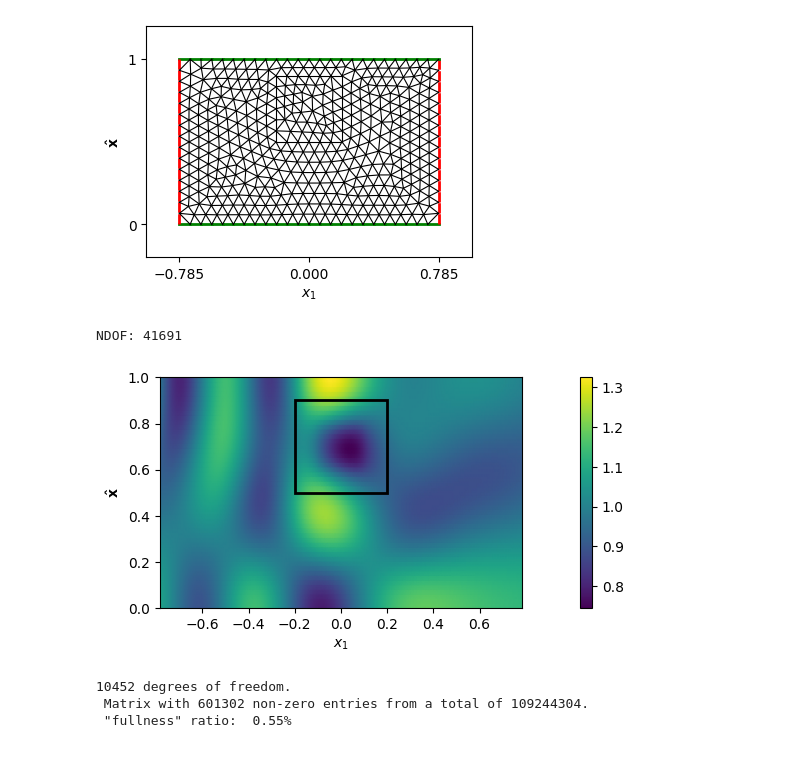
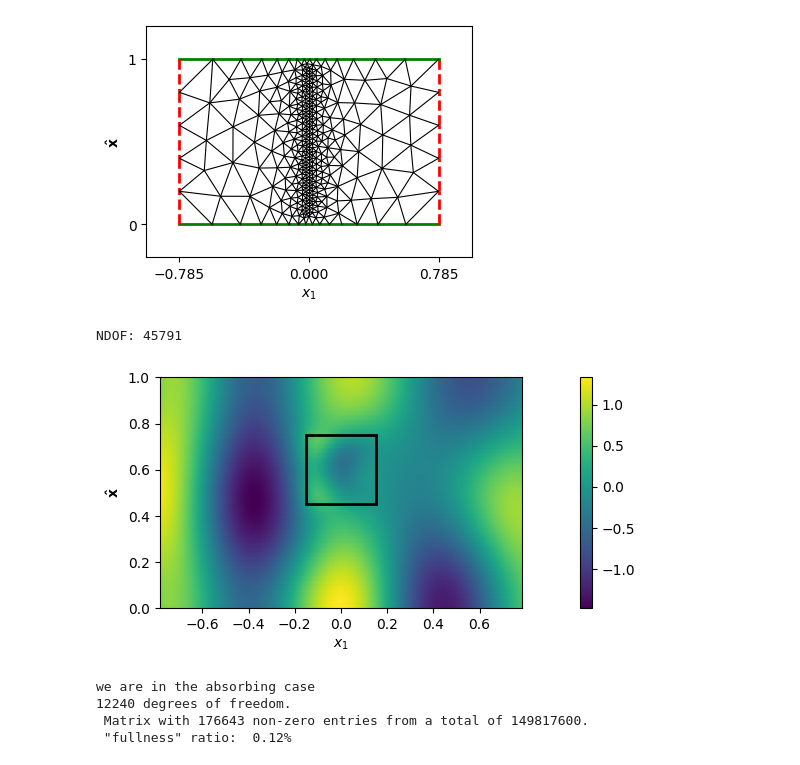
Before and after one commit to MPenaR/UWVFTrefftz, a Jupyter notebook: src/sandbox.ipynb, the cells around one changed output. Cells and saved outputs as stored; diff of their text form; code cells hidden in the pictures.

```diff
--- a/src/sandbox.ipynb
+++ b/src/sandbox.ipynb
@@ -4,27 +4,28 @@ import numpy as np
 from domains import Waveguide, ScattererShape, ScattererType
 from FEM_solution import FEM_solution
 # %%
-kappa_e = 8.
-lambda_e = 2*np.pi/kappa_e
-R = lambda_e
+kappa = 8.
+R = 2*np.pi/kappa
 H = 1.
 
-c = (0,0.7*H)
+c = (0,0.6*H)
 Domain = Waveguide(R=R,H=H)
 
-rad = 0.1*H
-
+rad = 0.3*H
+length = rad
+width = rad
 
 scatterer_shape = ScattererShape.RECTANGLE
-scatterer_type = ScattererType.PENETRABLE
+scatterer_type = ScattererType.ABSORBING
 
 #Domain.add_scatterer( ScattererShape.CIRCLE, ScattererType.SOUND_SOFT, (c, rad))
-Domain.add_scatterer( scatterer_shape=scatterer_shape, scatterer_type=scatterer_type, params=(c, 4*rad, 4*rad))
+# Domain.add_scatterer( scatterer_shape=scatterer_shape, scatterer_type=scatterer_type, params=(c, rad, rad))
+Domain.add_fine_mesh_region(h_min=0.02)
 
-Domain.generate_mesh(h_max=H/15)
+Domain.generate_mesh(h_max=H/5)
 Domain.plot_mesh()
 # %% [output]
-[figure, old version]
+[figure, new version]
 # %%
 Ny = 50
 Nx = 10*Ny
@@ -32,22 +33,21 @@ x = np.linspace(-R,R,Nx)
 y = np.linspace(0,H,Ny)
 X, Y = np.meshgrid(x,y)
 t = 0
-kappa = 8.0
-N = 4 + 20j
-#N = 4
+N = 9 + 4j
 
-Z = FEM_solution( R=R, H=H, params={"c":c, "height" : 2*rad, "width" : 2*rad}, scatterer_shape=scatterer_shape, scatterer_type=scatterer_type,
-                 n=t,k_e=kappa,k_i= np.sqrt(kappa), X=X, Y=Y, delta_PML=0.5*R, alpha=0.5*(4+2*1j))
+Z = FEM_solution( R=R, H=H, params={"c":c, "height" : length, "width" : width}, scatterer_shape=scatterer_shape, scatterer_type=scatterer_type,
+                 n=t,k_e=kappa,k_i= np.sqrt(N)*kappa, X=X, Y=Y, delta_PML=0.5*R, alpha=0.5*(4+2*1j))
 # %% [output]
-NDOF: 41691
+NDOF: 45791
 # %%
-Domain.plot_field(X, Y, np.abs(Z))
+Domain.plot_field(X, Y, np.real(Z))
 # %% [output]
-[figure, old version]
+[figure, new version]
 # %%
 from Trefft_tools import  TrefftzSpace, AssembleMatrix, AssembleRHS, Assemble_blockMatrix
-Nth = 13
+Nth = 15
 th_0 = np.e/np.pi
+th_0 = 0.
 V = TrefftzSpace(Domain=Domain, DOF_per_element=Nth, kappa=kappa, n= {"Omega_i" : N, "Omega_e" : 1}, th0=th_0 )
 N_modes = 15 #Number of modes for the DtN map
 # "UWVF" parameters
@@ -55,13 +55,14 @@ a = 0.5
 b = 0.5
 d_1 = 0.5
 d_2 = 0.5
-# A = AssembleMatrix(V=V, Edges=Domain.Edges, H=H, Np=N_modes, a=a, b=b, d_1=d_1, d_2=d_2)
-A = Assemble_blockMatrix(V=V, Edges=Domain.Edges, th_0=th_0, H=H, k=kappa, N_p=Nth, a=a, b=b, d_1=d_1, d_2=d_2, N_DtN=N_modes)
+A_old = AssembleMatrix(V=V, Edges=Domain.Edges, H=H, Np=N_modes, a=a, b=b, d_1=d_1, d_2=d_2)
+A_block, _ = Assemble_blockMatrix(V=V, Edges=Domain.Edges, th_0=th_0, H=H, k=kappa, N_p=Nth, a=a, b=b, d_1=d_1, d_2=d_2, N_DtN=N_modes)
 
-NDOF = A.shape[0]
+NDOF = A_block.shape[0]
 print(f'{NDOF} degrees of freedom.\n Matrix with {np.count_nonzero(A.toarray())} non-zero entries from a total of {NDOF**2}.\n "fullness" ratio: {np.count_nonzero(A.toarray())/NDOF**2 * 100 : .2f}%')
 # %% [output]
-10452 degrees of freedom.
- Matrix with 601302 non-zero entries from a total of 109244304.
- "fullness" ratio:  0.55%
+we are in the absorbing case
+12240 degrees of freedom.
+ Matrix with 176643 non-zero entries from a total of 149817600.
+ "fullness" ratio:  0.12%
 # %%
```
Also changed, not shown: parts of 8 cells of this notebook, 4 other files.
